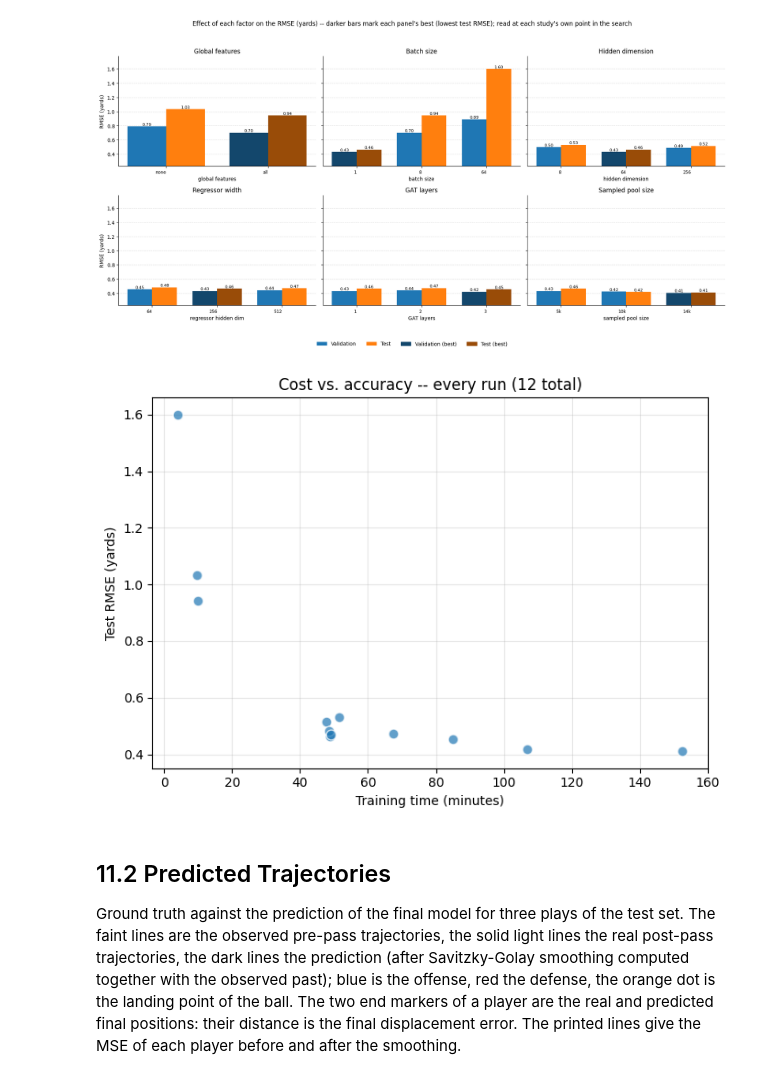
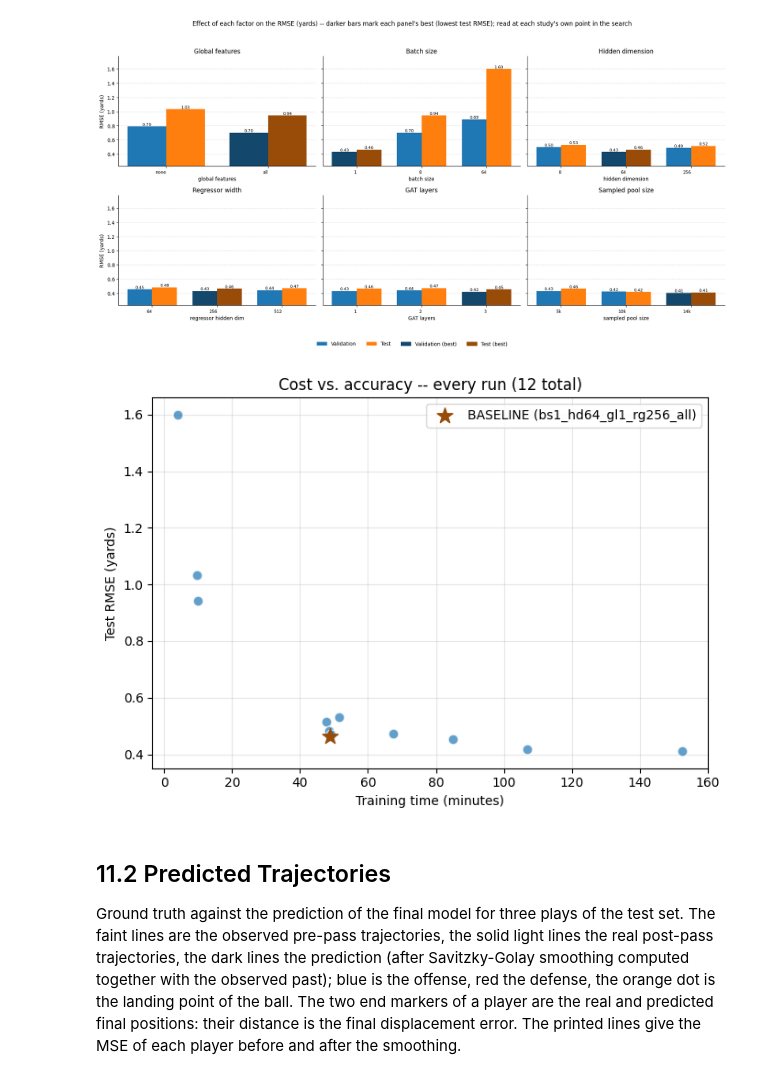
Before and after one commit to GioPonzu/NFL-BDB-26, a Jupyter notebook: nfl_2026_bdb_script_final_complete.ipynb, the cells around one changed output. Cells and saved outputs as stored; diff of their text form; code cells hidden in the pictures.

```diff
--- a/nfl_2026_bdb_script_final_complete.ipynb
+++ b/nfl_2026_bdb_script_final_complete.ipynb
@@ -352,10 +348,10 @@ display(postpass_df.head())
 cols = ["game_id", "play_id", "frame_id", "nfl_id", "x", "y", "o", "dir"]
 left_rows = data.input_df.loc[data.input_df["play_direction"].str.lower() == "left"].iloc[:2]
 print("Before:")
-display(left_rows[cols])
+display(left_rows[cols].set_index(["game_id","play_id", "nfl_id", "frame_id"]))
 
 data.input_df, data.output_df = standardize_plays(data.input_df, data.output_df)
 print("\nAfter:")
-display(data.input_df.loc[left_rows.index, cols])
+display(data.input_df.loc[left_rows.index, cols].set_index(["game_id","play_id", "nfl_id", "frame_id"]))
 # %% [output]
 Before:
@@ -1004,8 +1005,7 @@ Every run still gets its own label (`ExperimentRunner.make_label`, all five fact
 # %%
 GLOBAL_MODE_GRID = ["none", "all"]
 
-for mode in GLOBAL_MODE_GRID:
-    runner.run(**{**BASELINE, "global_mode": mode}, verbose=True)
+run_stage(runner, BASELINE, "global_mode", GLOBAL_MODE_GRID, verbose=True)
 # %% [output]
 [bs8_hd64_gl1_rg256_none] already done (test RMSE 1.0320), skipped
 [bs8_hd64_gl1_rg256_all] already done (test RMSE 0.9440), skipped
@@ -1282,9 +1260,9 @@ plot_ablations(results, baseline=None)
 # %% [output]
 [figure]
 # %%
-plot_cost_accuracy(results, baseline= None)
+plot_cost_accuracy(results, baseline= BASELINE)
 # %% [output]
-[figure, old version]
+[figure, new version]
 # %% [markdown]
 ## 11.2 Predicted Trajectories
 
```
Also changed, not shown: parts of 25 cells of this notebook.
